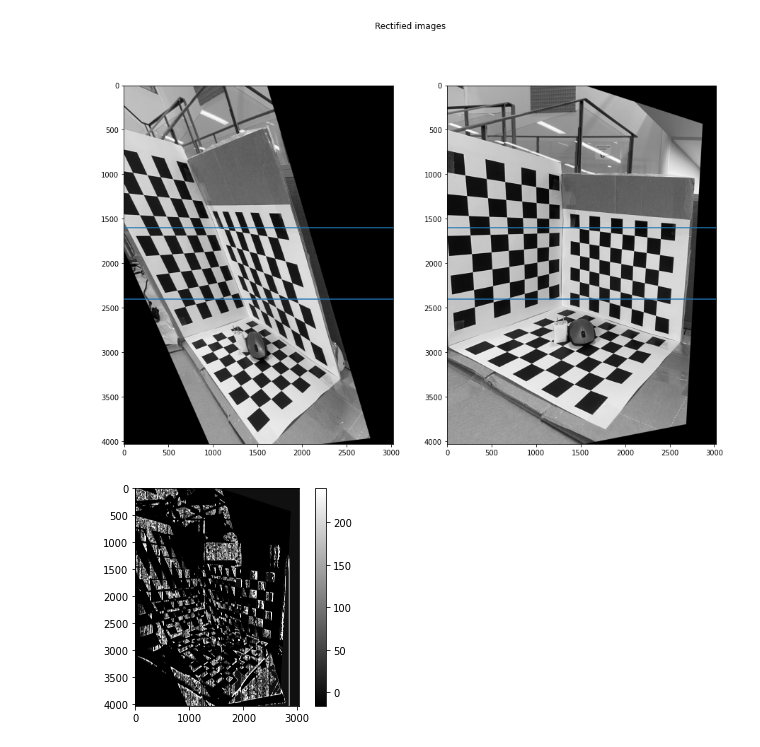
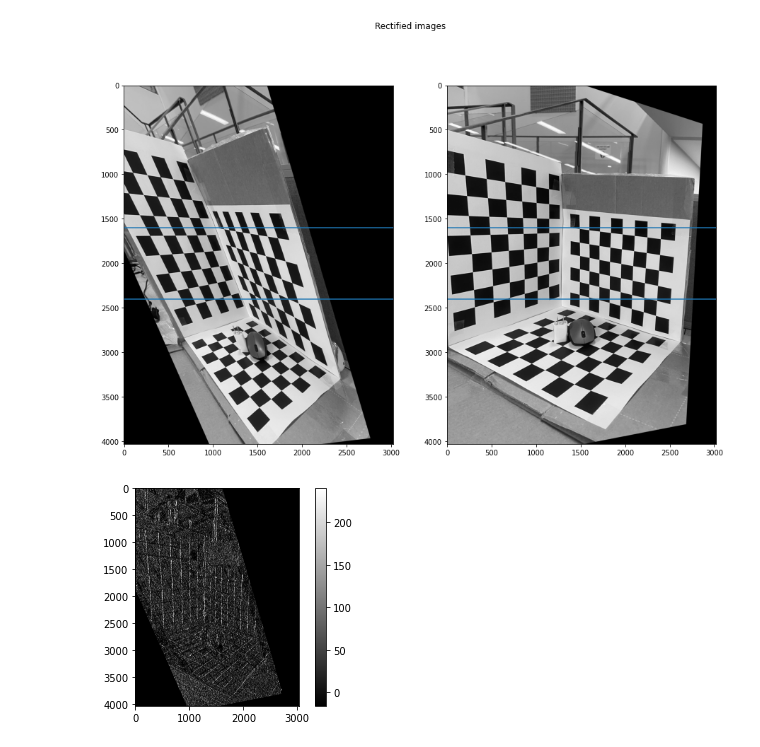
Before and after one commit to wzh1998/CVPR-Learning, a Jupyter notebook: 3D_Geometry.ipynb, the cells around one changed output. Saved outputs shown, nothing was run; the diff lists cells and outputs as text; code cells hidden in the pictures.

```diff
--- a/3D_Geometry.ipynb
+++ b/3D_Geometry.ipynb
@@ -146,18 +146,18 @@ plt.show()
 # %%
 ############## Calculate Disparity (Depth Map) ##############
 # set retified images as inputs
 # imgL_undistorted = img1_rectified
 # imgR_undistorted = img1_rectified
 imgL_undistorted = cv.imread('rectified_1.png',0)
 imgR_undistorted = cv.imread('rectified_2.png',0)
 # Using StereoBM
-stereo = cv2.StereoSGBM_create(numDisparities=16, blockSize=27)
+stereo = cv2.StereoBM_create(numDisparities=16, blockSize=7)
 disparity_BM = stereo.compute(imgL_undistorted, imgR_undistorted)
 plt.imshow(disparity_BM, "gray")
 plt.colorbar()
 plt.show()
 # %% [output]
-[figure, old version]
+[figure, new version]
 # %%
 
 # Using StereoSGBM
```
Also changed, not shown: parts of 1 cell of this notebook.
